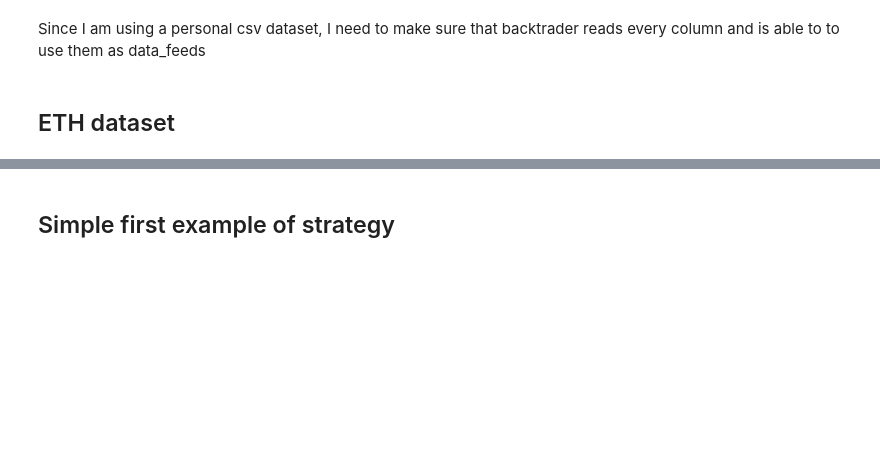
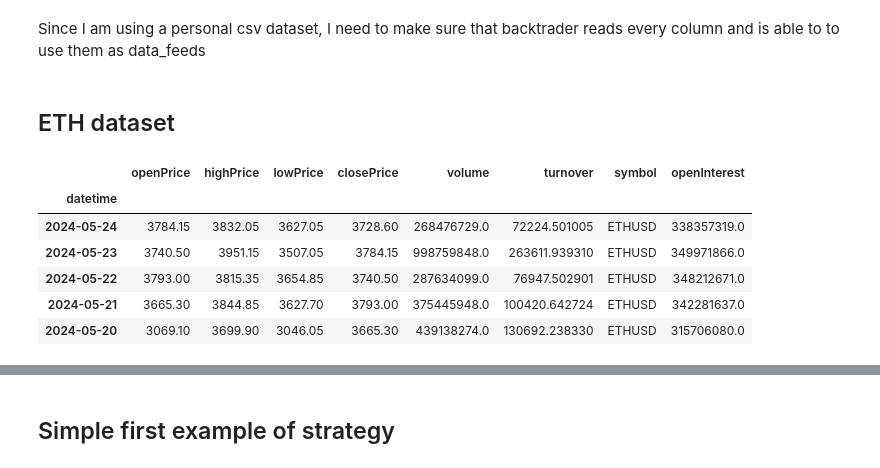
Before and after one commit to Gruntrexpewrus/TradersPlayground, a Jupyter notebook: Python4Finance/Backtesting_ETH.ipynb, the cells around one changed output, grey strips where cells are left out. Drawn from its saved outputs; the diff is of its cells as text; code cells hidden in the pictures; blank space fills up the shorter version.

```diff
--- a/Python4Finance/Backtesting_ETH.ipynb
+++ b/Python4Finance/Backtesting_ETH.ipynb
@@ -190,0 +201,14 @@ Since I am using a personal csv dataset, I need to make sure that backtrader rea
+# %%
+data = pd.read_csv("/Users/leonardoplacidi/Desktop/BacktestingTrade/Python4Finance/data/Bybit_ETH_for_backtesting.csv", parse_dates=True, index_col="datetime")
+
+data.drop(columns=["Unnamed: 0"], inplace=True)
+data.to_csv("/Users/leonardoplacidi/Desktop/BacktestingTrade/Python4Finance/data/Bybit_ETH_for_backtesting.csv")
+data.head()
+# %% [output]
+|  | openPrice | highPrice | lowPrice | closePrice | volume | turnover | symbol | openInterest |
+| datetime |  |  |  |  |  |  |  |  |
+| 2024-05-24 | 3784.15 | 3832.05 | 3627.05 | 3728.60 | 268476729.0 | 72224.501005 | ETHUSD | 338357319.0 |
+| 2024-05-23 | 3740.50 | 3951.15 | 3507.05 | 3784.15 | 998759848.0 | 263611.939310 | ETHUSD | 349971866.0 |
+| 2024-05-22 | 3793.00 | 3815.35 | 3654.85 | 3740.50 | 287634099.0 | 76947.502901 | ETHUSD | 348212671.0 |
+| 2024-05-21 | 3665.30 | 3844.85 | 3627.70 | 3793.00 | 375445948.0 | 100420.642724 | ETHUSD | 342281637.0 |
+| 2024-05-20 | 3069.10 | 3699.90 | 3046.05 | 3665.30 | 439138274.0 | 130692.238330 | ETHUSD | 315706080.0 |
```
Also changed, not shown: parts of 12 cells of this notebook, 3 other files.
